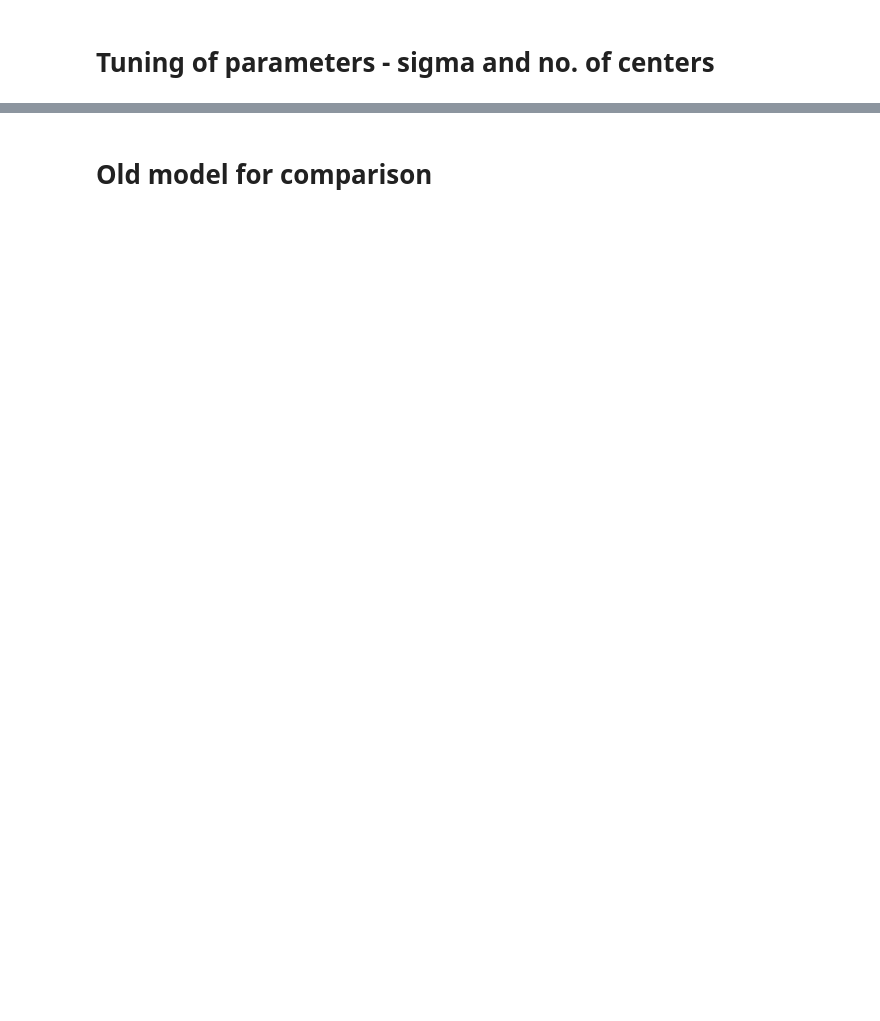
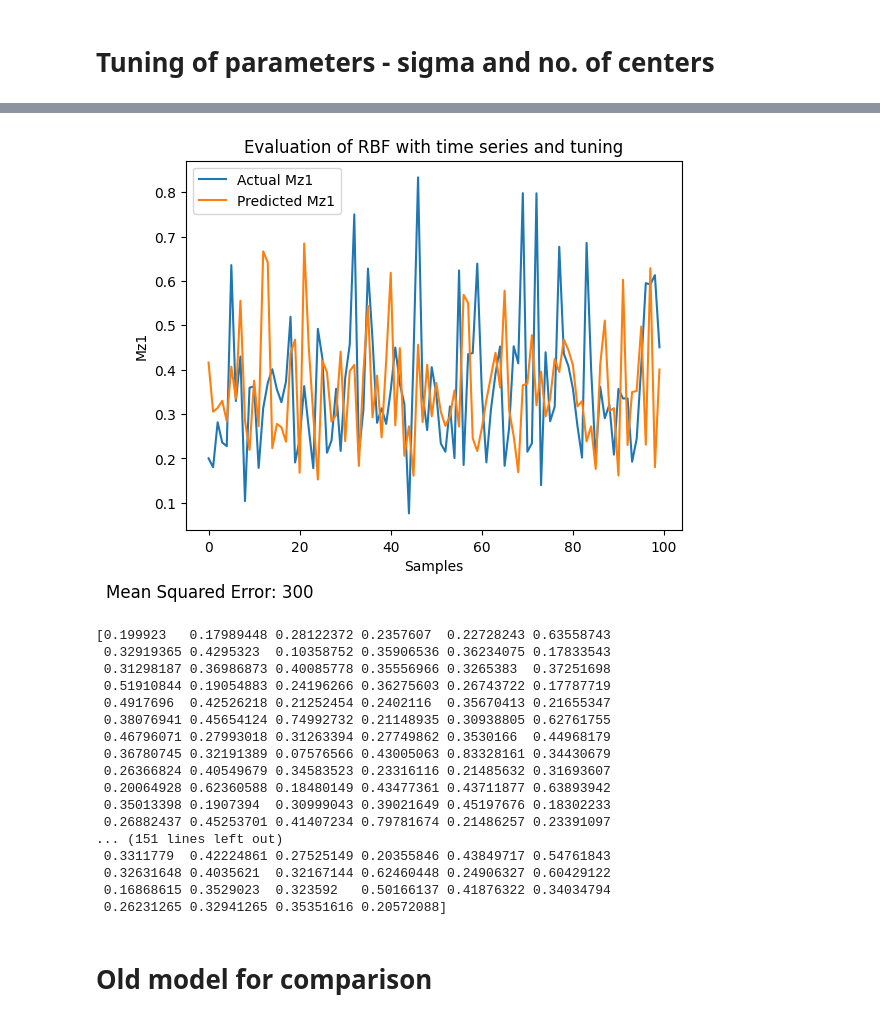
Before and after one commit to hugojjohnson/02456-deep-learning-project, a Jupyter notebook: models/RBF_timedelayed/Windturbine_dfbwithtimeseries1411.ipynb, the cells around one changed output, grey strips where cells are left out. Drawn from its saved outputs; the diff is of its cells as text; code cells hidden in the pictures; blank space fills up the shorter version.

Commit message:
fix: integrated RBF with time series. The MSE needs fixing.

```diff
--- a/models/RBF_timedelayed/Windturbine_dfbwithtimeseries1411.ipynb
+++ b/models/RBF_timedelayed/Windturbine_dfbwithtimeseries1411.ipynb
@@ -297,3 +301,30 @@ sigma:2.0 Mean Squared Error of train data: 0.02342579613312259 Mean Squared Err
+# %%
+# plt.plot(range(1000), y_pred[:1000, 0], label='Predicted Mz1', color = 'orange')
+# plt.scatter(range(1000),y_test.iloc[:1000, 0], label='Actual Mz1', color='green', s=2)
+
+timeframe = 100
+src.plots.evaluate_predictions(y_pred[:, 1][:timeframe], y_test.iloc[:timeframe, 0].to_numpy(), mse_test_list, name="RBF with time series and tuning")
+
+print(y_test.iloc[:1000, 0].to_numpy())
+# %% [output]
+[figure, added]
+[0.199923   0.17989448 0.28122372 0.2357607  0.22728243 0.63558743
+ 0.32919365 0.4295323  0.10358752 0.35906536 0.36234075 0.17833543
+ 0.31298187 0.36986873 0.40085778 0.35556966 0.3265383  0.37251698
+ 0.51910844 0.19054883 0.24196266 0.36275603 0.26743722 0.17787719
+ 0.4917696  0.42526218 0.21252454 0.2402116  0.35670413 0.21655347
+ 0.38076941 0.45654124 0.74992732 0.21148935 0.30938805 0.62761755
+ 0.46796071 0.27993018 0.31263394 0.27749862 0.3530166  0.44968179
+ 0.36780745 0.32191389 0.07576566 0.43005063 0.83328161 0.34430679
+ 0.26366824 0.40549679 0.34583523 0.23316116 0.21485632 0.31693607
+ 0.20064928 0.62360588 0.18480149 0.43477361 0.43711877 0.63893942
+ 0.35013398 0.1907394  0.30999043 0.39021649 0.45197676 0.18302233
+ 0.26882437 0.45253701 0.41407234 0.79781674 0.21486257 0.23391097
+... (151 lines left out)
+ 0.3311779  0.42224861 0.27525149 0.20355846 0.43849717 0.54761843
+ 0.32631648 0.4035621  0.32167144 0.62460448 0.24906327 0.60429122
+ 0.16868615 0.3529023  0.323592   0.50166137 0.41876322 0.34034794
+ 0.26231265 0.32941265 0.35351616 0.20572088]
 # %% [markdown]
 # Old model for comparison
 # %%
```
Also changed, not shown: parts of 11 cells of this notebook, 2 other files.
